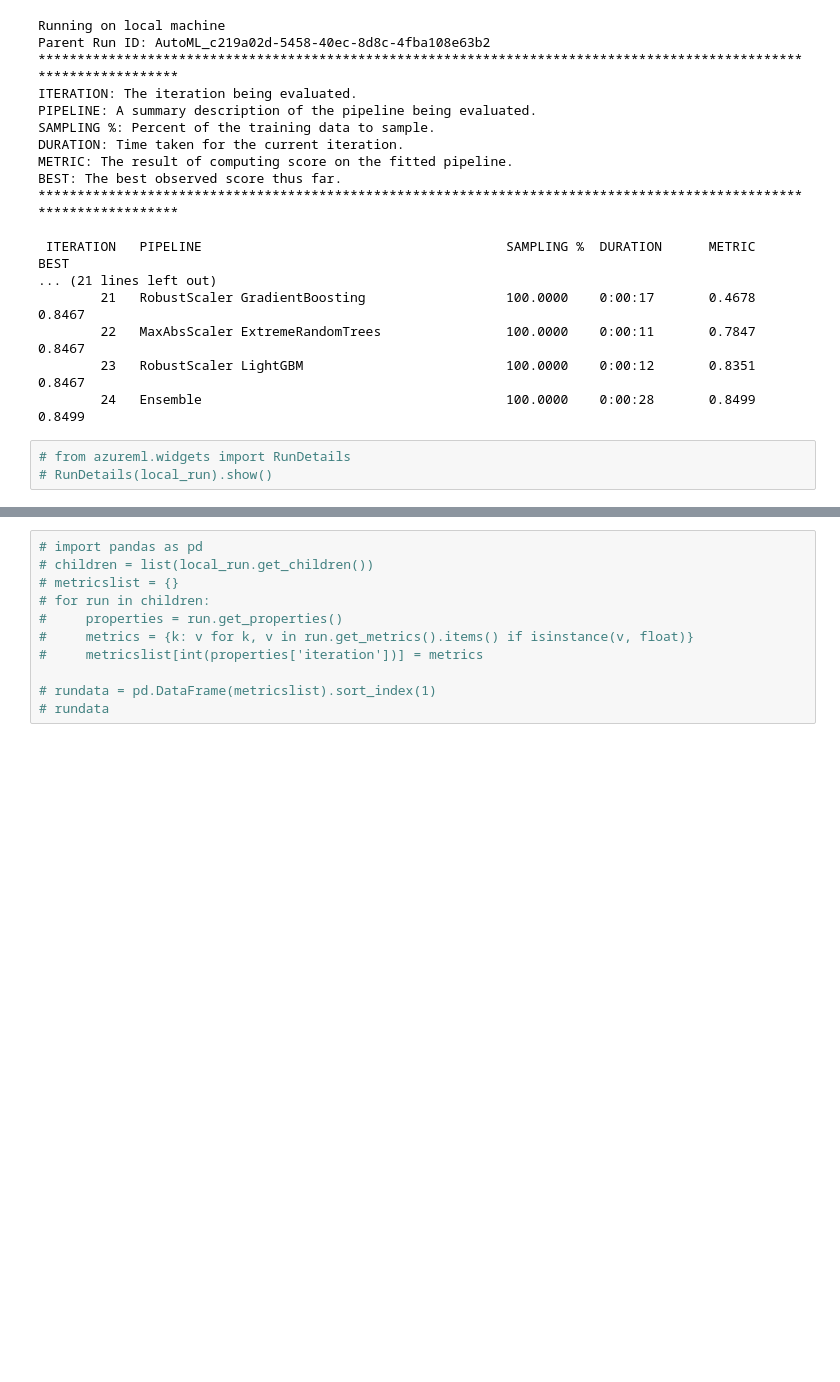
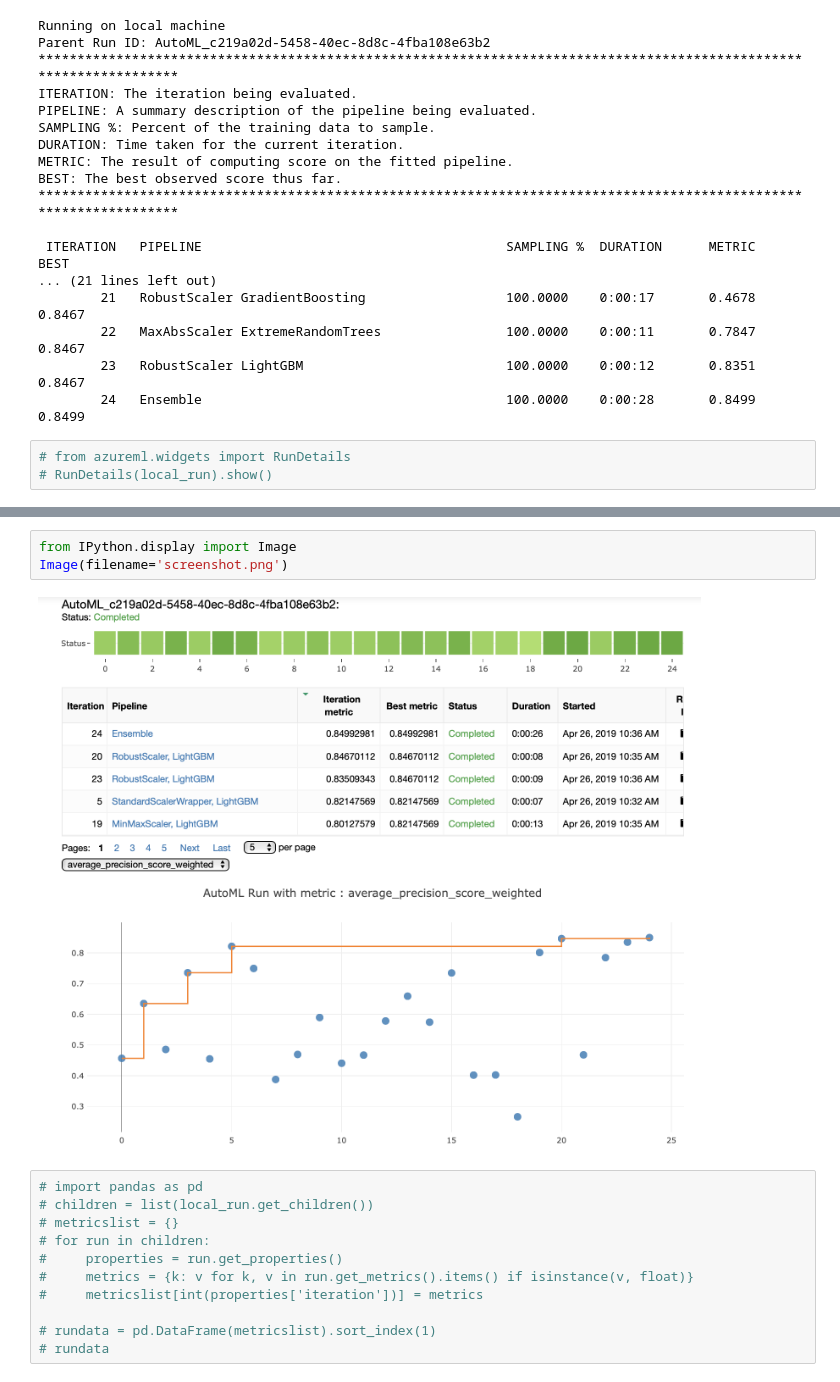
Before and after one commit to katiehouse3/microsoft-azure-ml-notebooks, a Jupyter notebook: telecom-churn/Telecom Churn.ipynb, the cells around one changed output, grey strips where cells are left out. Saved outputs shown, nothing was run; the diff lists cells and outputs as text; blank space fills up the shorter version.

```diff
--- a/telecom-churn/Telecom Churn.ipynb
+++ b/telecom-churn/Telecom Churn.ipynb
@@ -438,3 +438,8 @@ BEST: The best observed score thus far.
+# %%
+from IPython.display import Image
+Image(filename='screenshot.png')
+# %% [output]
+[figure, added]
 # %%
 # import pandas as pd
 # children = list(local_run.get_children())
```
Also changed, not shown: parts of 3 cells of this notebook.
